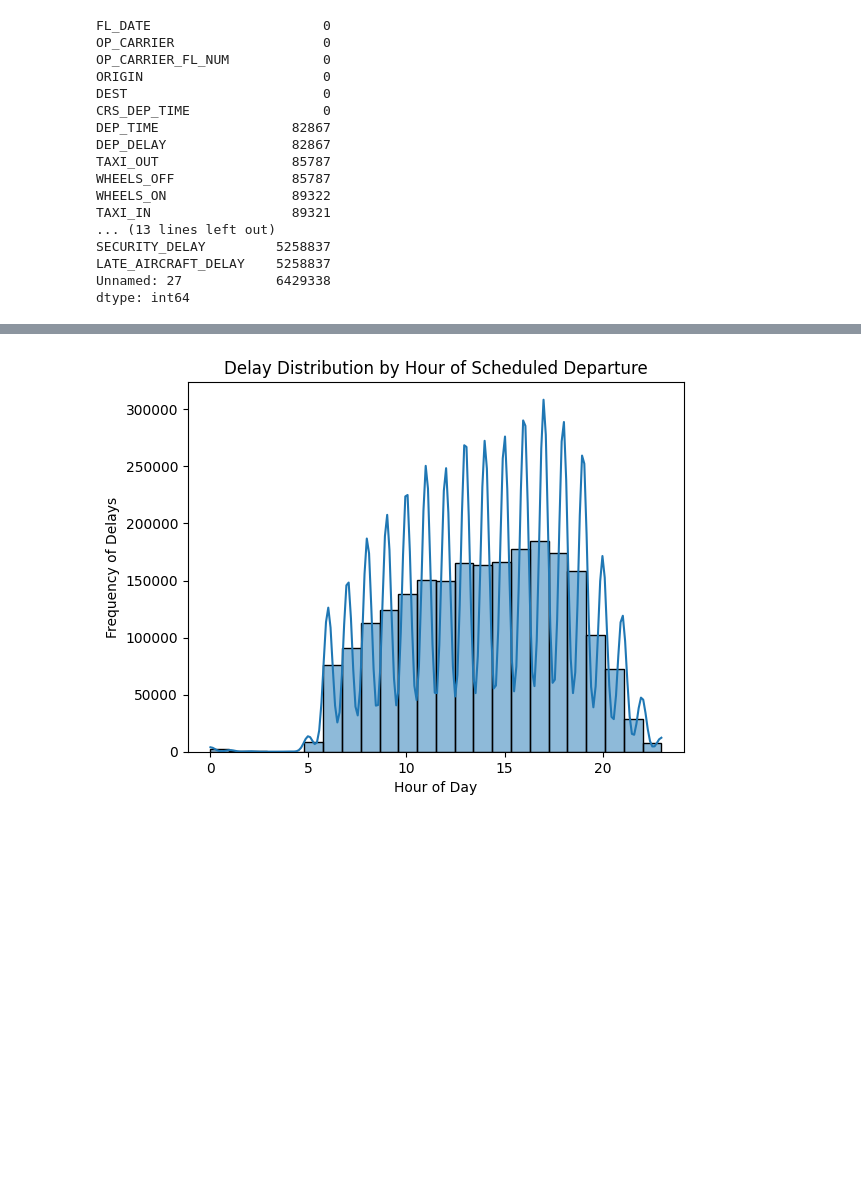
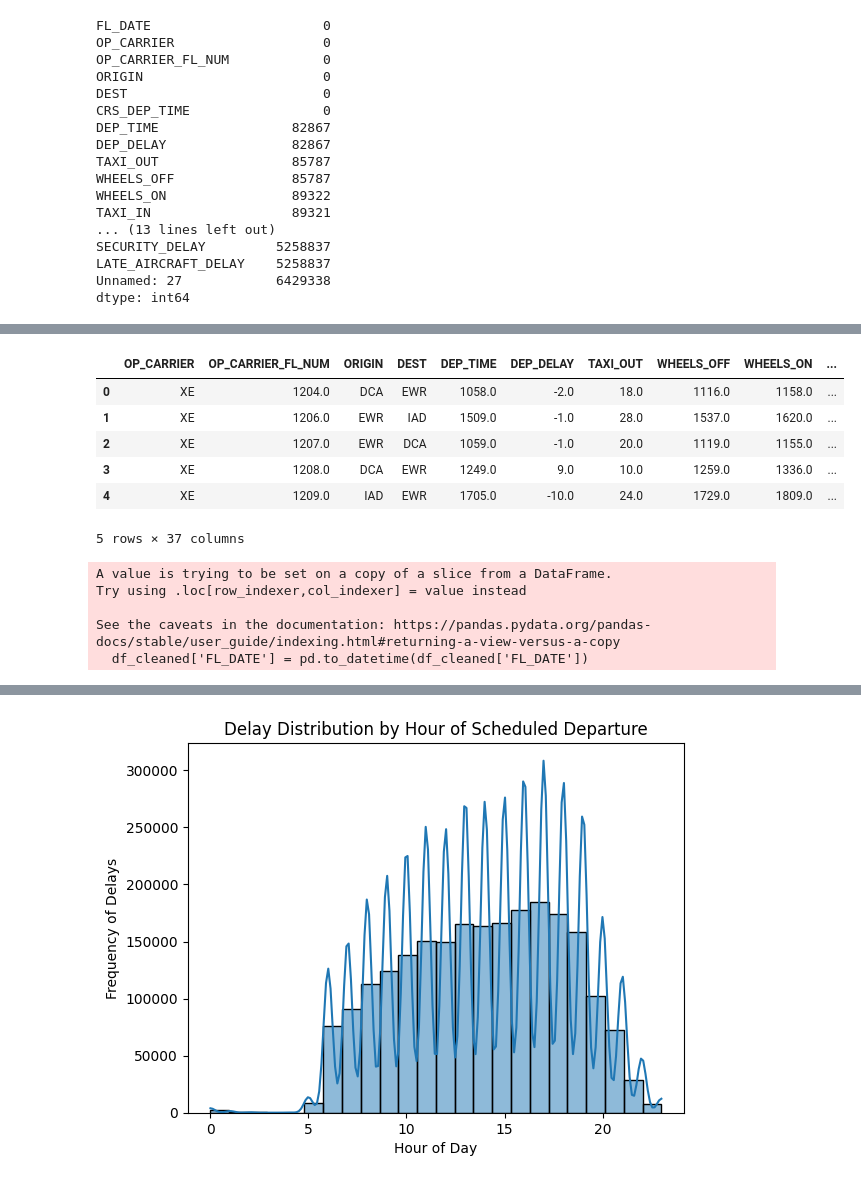
Before and after one commit to kibetamos/ML-zoomcamp-Homework, a Jupyter notebook: Mid_Term/Mid_term.ipynb, the cells around one changed output, grey strips where cells are left out. Drawn from its saved outputs; the diff is of its cells as text; code cells hidden in the pictures; blank space fills up the shorter version.

```diff
--- a/Mid_Term/Mid_term.ipynb
+++ b/Mid_Term/Mid_term.ipynb
@@ -72,0 +92,19 @@ dtype: int64
+# %%
+df.head(5)
+# %% [output]
+|  | OP_CARRIER | OP_CARRIER_FL_NUM | ORIGIN | DEST | DEP_TIME | DEP_DELAY | TAXI_OUT | WHEELS_OFF | WHEELS_ON | ... |
+| 0 | XE | 1204.0 | DCA | EWR | 1058.0 | -2.0 | 18.0 | 1116.0 | 1158.0 | ... |
+| 1 | XE | 1206.0 | EWR | IAD | 1509.0 | -1.0 | 28.0 | 1537.0 | 1620.0 | ... |
+| 2 | XE | 1207.0 | EWR | DCA | 1059.0 | -1.0 | 20.0 | 1119.0 | 1155.0 | ... |
+| 3 | XE | 1208.0 | DCA | EWR | 1249.0 | 9.0 | 10.0 | 1259.0 | 1336.0 | ... |
+| 4 | XE | 1209.0 | IAD | EWR | 1705.0 | -10.0 | 24.0 | 1729.0 | 1809.0 | ... |
+5 rows × 37 columns
+# %%
+# Convert FL_DALTE to datetime
+df_cleaned['FL_DATE'] = pd.to_datetime(df_cleaned['FL_DATE'])
+# %% [output]
+A value is trying to be set on a copy of a slice from a DataFrame.
+Try using .loc[row_indexer,col_indexer] = value instead
+
+See the caveats in the documentation: https://pandas.pydata.org/pandas-docs/stable/user_guide/indexing.html#returning-a-view-versus-a-copy
+  df_cleaned['FL_DATE'] = pd.to_datetime(df_cleaned['FL_DATE'])
```
Also changed, not shown: parts of 11 cells of this notebook.
